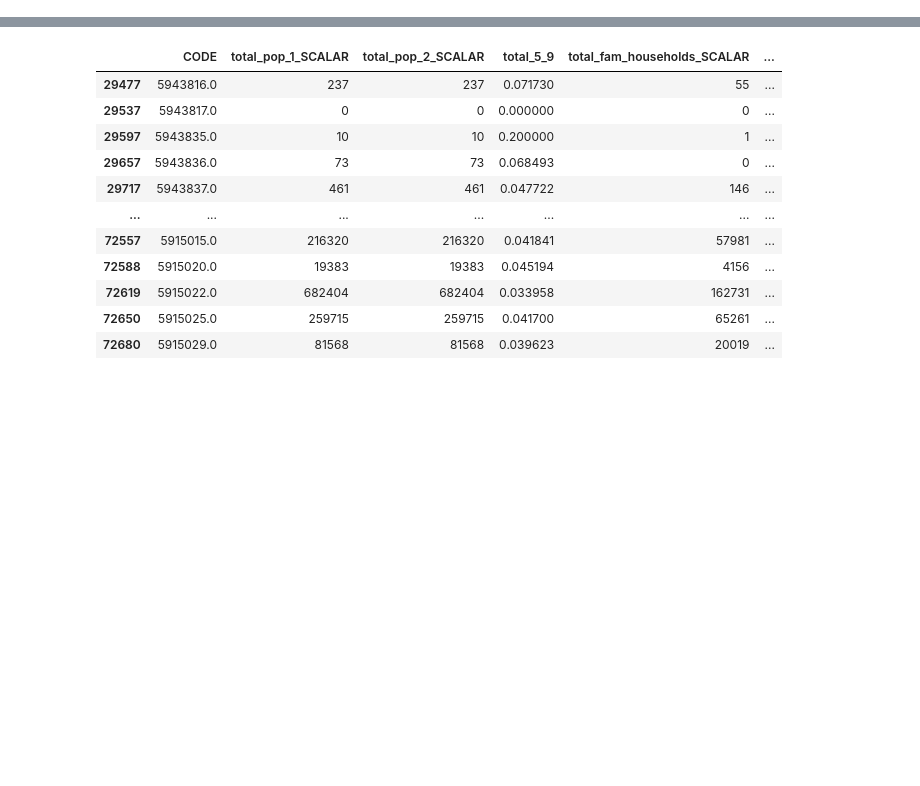
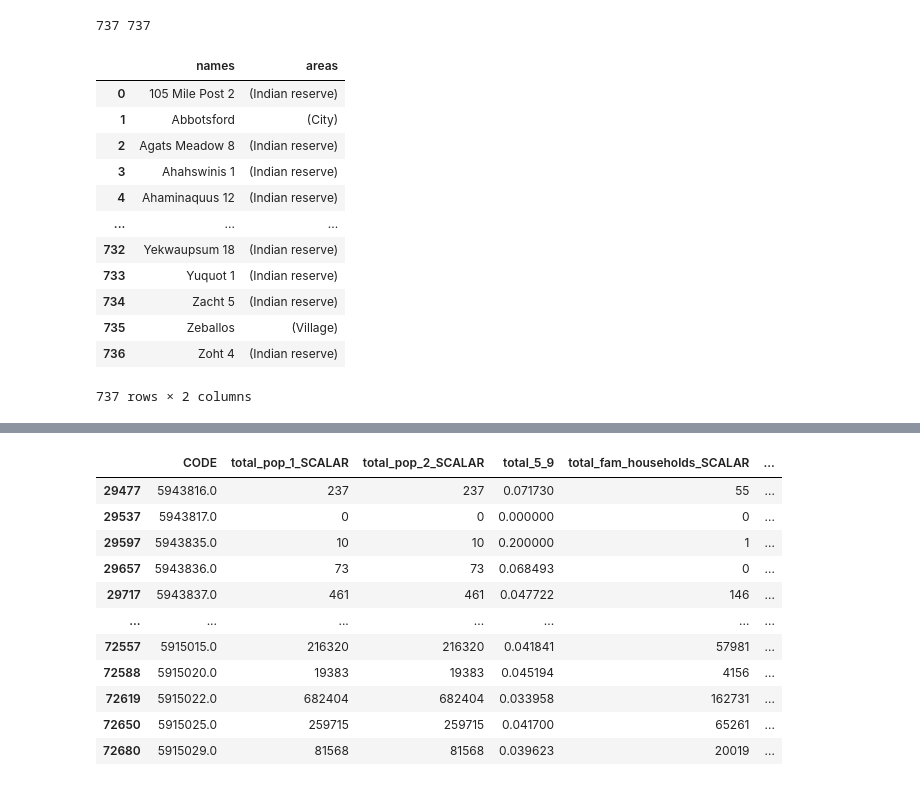
Before and after one commit to Tarunjeev/United-Way-Project, a Jupyter notebook: main-2.ipynb, the cells around one changed output, grey strips where cells are left out. Drawn from its saved outputs; the diff is of its cells as text; code cells hidden in the pictures; blank space fills up the shorter version.

Commit message:
full_data.csv
Adding functionality to seperate csds by type
This will be used to score indigenous reserves and other parts of the province seperately

```diff
--- a/main-2.ipynb
+++ b/main-2.ipynb
@@ -40,6 +39,7 @@ so_locations_path = "~/Desktop/code/Math402W/402DATA/SFU_CommunityImpactSO/Schoo
 so_data_path = "~/Desktop/code/Math402W/402DATA/SFU_CommunityImpactSO/SchoolsOutData/SO_DirectMetrics.csv"
 shape_path = "~/Desktop/code/Math402W/402DATA/SFU_CommunityImpactSO/GeoData/BoundaryShapeFiles"
 postal_da_path = r"/Users/evanvulliamy/Desktop/code/Math402W/402DATA/dataverse_files/Data/pccfNat_fccpNat_082021.txt"
+name_path = r"/Users/evanvulliamy/Desktop/code/UWBC_Summer/full_names.txt"
 # %%
 # Create the dataframes based on the paths
 
@@ -155,6 +155,54 @@ def get_rows(df, area):
     return new_df
 # %%
 CSD = get_rows(environics_df, "PRCDCSD")
+# %%
+def get_names(name_path):
+    cnt = 0
+    names = []
+    areas = []
+    with open(name_path) as f:
+        for line in f:
+            ln = line.split(' ')
+            ln.pop()
+            name = ""
+            area = ""
+            index = 0
+            while ln[index + 1][0] != '(':
+                name += (ln[index] + ' ')
+                index += 1
+            name += ln[index]
+            index += 1
+            for i in range(index, len(ln)):
+                area += ln[i]
+                if(i < len(ln) - 1):
+                    area += ' '
+
+            names.append(name)
+            areas.append(area)
+            cnt += 1
+
+
+    info = {'names' : names, 'areas' : areas}
+    print(len(names), len(areas))
+    name_df = pd.DataFrame(data=info)
+    return name_df
+# %%
+get_names(name_path)
+# %% [output]
+737 737
+|  | names | areas |
+| 0 | 105 Mile Post 2 | (Indian reserve) |
+| 1 | Abbotsford | (City) |
+| 2 | Agats Meadow 8 | (Indian reserve) |
+| 3 | Ahahswinis 1 | (Indian reserve) |
+| 4 | Ahaminaquus 12 | (Indian reserve) |
+| ... | ... | ... |
+| 732 | Yekwaupsum 18 | (Indian reserve) |
+| 733 | Yuquot 1 | (Indian reserve) |
+| 734 | Zacht 5 | (Indian reserve) |
+| 735 | Zeballos | (Village) |
+| 736 | Zoht 4 | (Indian reserve) |
+737 rows × 2 columns
 # %%
 # INPUT:
 # df: A dataframe of environics data (environics_df)
```
Also changed, not shown: parts of 10 cells of this notebook.
